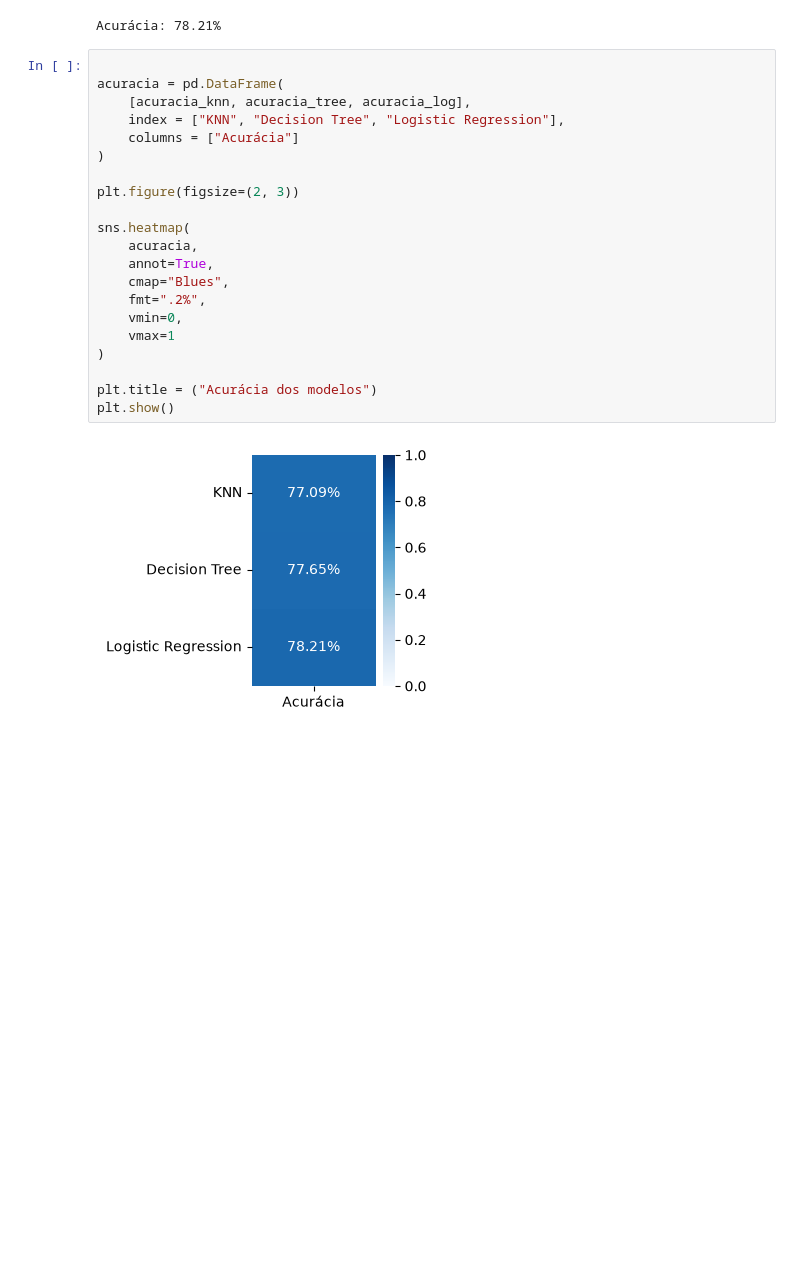
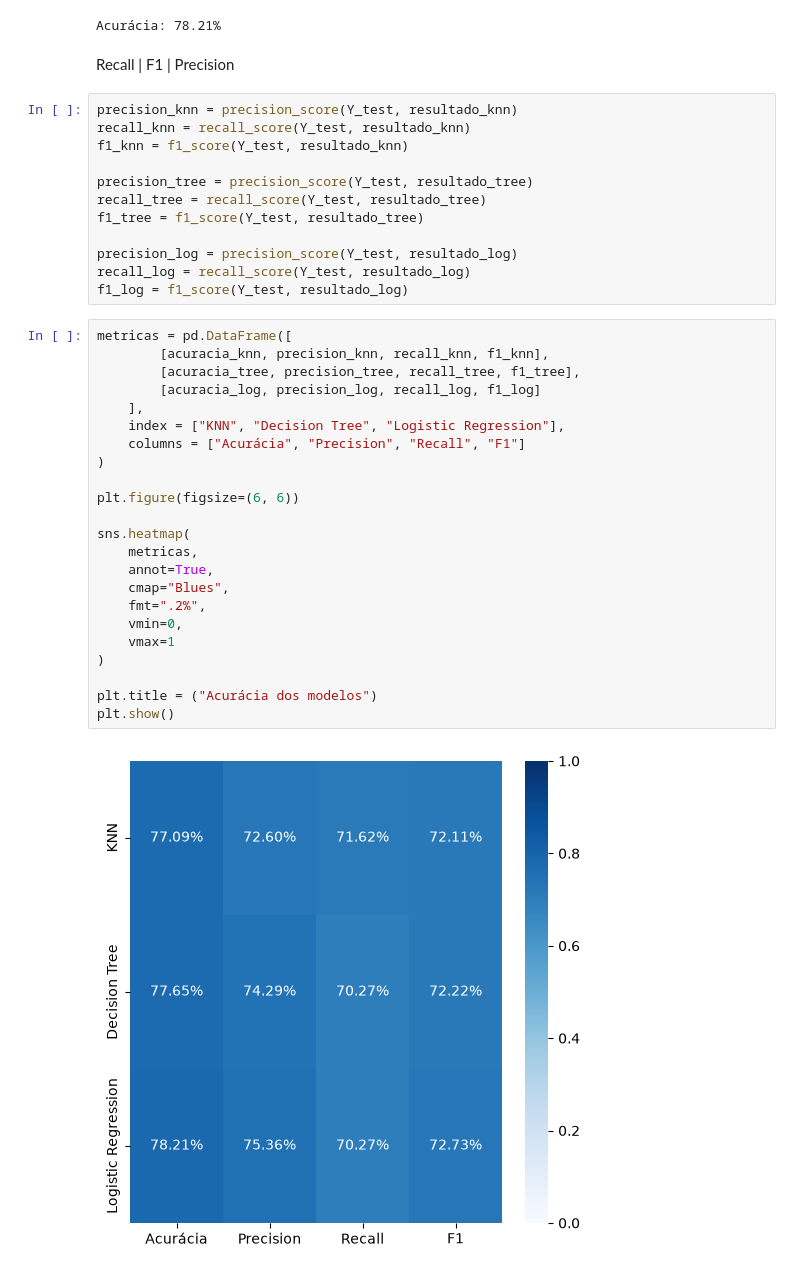
Before and after one commit to claudiaemoraes-commits/Titanic, a Jupyter notebook: titanic.ipynb, the cells around one changed output. Saved outputs shown, nothing was run; the diff lists cells and outputs as text; blank space fills up the shorter version.

```diff
--- a/titanic.ipynb
+++ b/titanic.ipynb
@@ -263,26 +262,42 @@ acuracia_log = accuracy_score(Y_test, resultado_log)
 print(f"Acurácia: {acuracia_log:.2%}")
 # %% [output]
 Acurácia: 78.21%
+# %% [markdown]
+Recall | F1 | Precision
+# %%
+precision_knn = precision_score(Y_test, resultado_knn)
+recall_knn = recall_score(Y_test, resultado_knn)
+f1_knn = f1_score(Y_test, resultado_knn)
+
+precision_tree = precision_score(Y_test, resultado_tree)
+recall_tree = recall_score(Y_test, resultado_tree)
+f1_tree = f1_score(Y_test, resultado_tree)
+
+precision_log = precision_score(Y_test, resultado_log)
+recall_log = recall_score(Y_test, resultado_log)
+f1_log = f1_score(Y_test, resultado_log)
 # %%
-
-acuracia = pd.DataFrame(
-    [acuracia_knn, acuracia_tree, acuracia_log],
+metricas = pd.DataFrame([
+        [acuracia_knn, precision_knn, recall_knn, f1_knn],
+        [acuracia_tree, precision_tree, recall_tree, f1_tree],
+        [acuracia_log, precision_log, recall_log, f1_log]
+    ],
     index = ["KNN", "Decision Tree", "Logistic Regression"],
-    columns = ["Acurácia"]
+    columns = ["Acurácia", "Precision", "Recall", "F1"]
 )
 
-plt.figure(figsize=(2, 3))
+plt.figure(figsize=(6, 6))
 
 sns.heatmap(
-    acuracia,
+    metricas,
     annot=True,
     cmap="Blues",
     fmt=".2%",
     vmin=0,
     vmax=1
 )
 
 plt.title = ("Acurácia dos modelos")
 plt.show()
 # %% [output]
-[figure, old version]
+[figure, new version]
```
Also changed, not shown: parts of 3 cells of this notebook.
